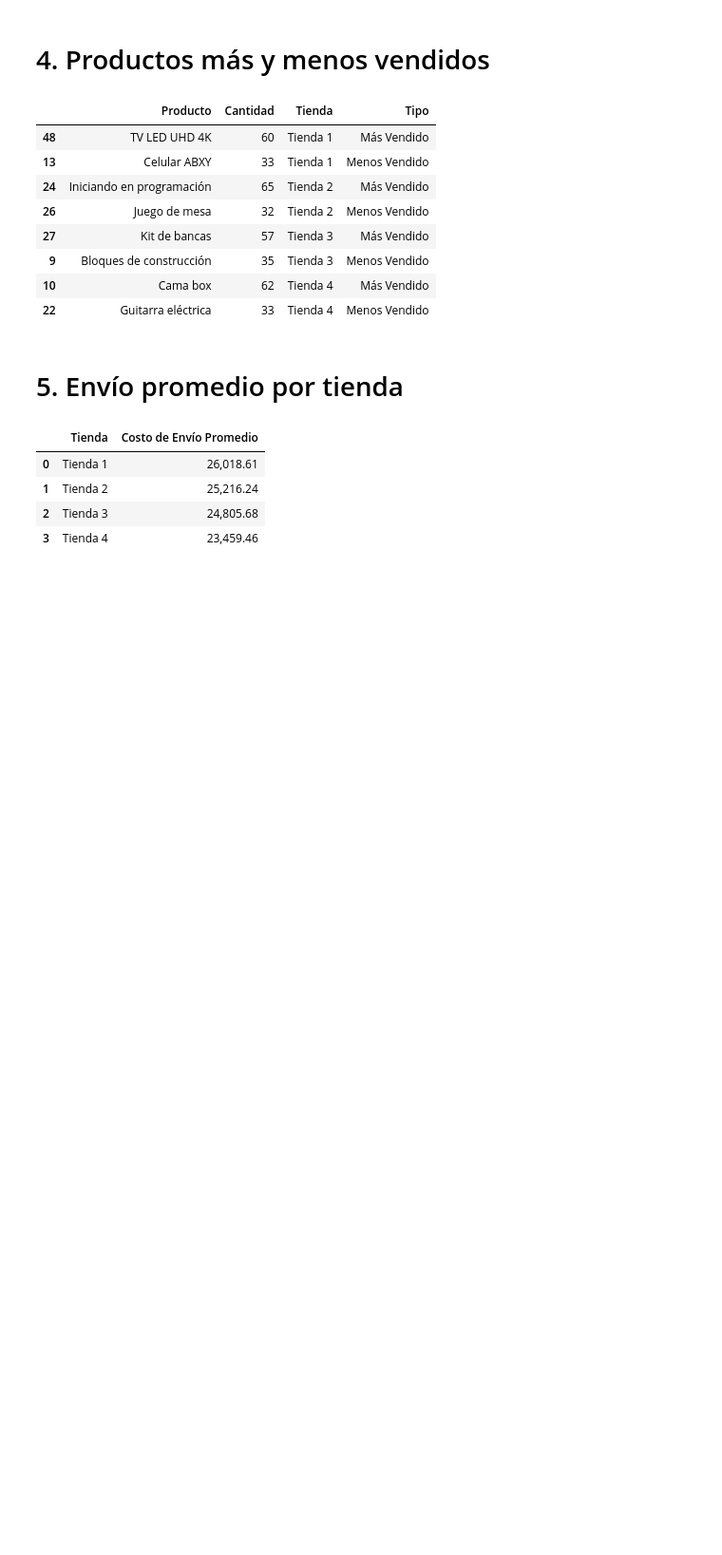
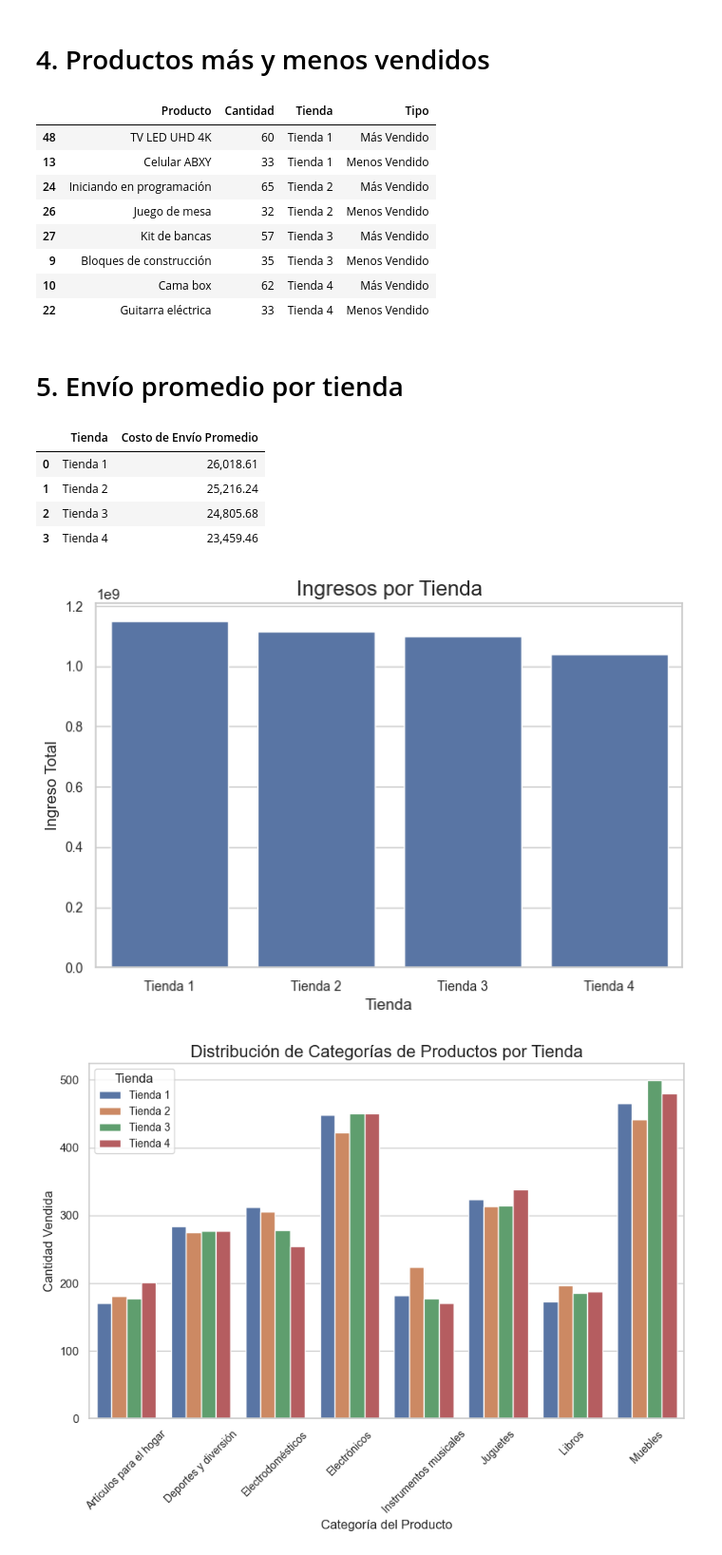
Before and after one commit to panxor19/alurastorelatam, a Jupyter notebook: AluraStoreLatam.ipynb, the cells around one changed output. Shown: that part at 95% size. Saved outputs shown, nothing was run; the diff lists cells and outputs as text; code cells hidden in the pictures; blank space fills up the shorter version.

```diff
--- a/AluraStoreLatam.ipynb
+++ b/AluraStoreLatam.ipynb
@@ -255,3 +255,54 @@ costos_envio_promedio
 | 1 | Tienda 2 | 25,216.24 |
 | 2 | Tienda 3 | 24,805.68 |
 | 3 | Tienda 4 | 23,459.46 |
+# %%
+import matplotlib.pyplot as plt
+import seaborn as sns
+
+# Configurar estilo de los gráficos
+sns.set(style="whitegrid")
+
+# Gráfico 1: Ingresos por tienda (barras)
+plt.figure(figsize=(8, 5))
+sns.barplot(x='Tienda', y='Ingreso Total', data=ingresos[:-1])  # Excluir el total
+plt.title('Ingresos por Tienda', fontsize=16)
+plt.xlabel('Tienda', fontsize=12)
+plt.ylabel('Ingreso Total', fontsize=12)
+plt.xticks(fontsize=10)
+plt.yticks(fontsize=10)
+plt.show()
+
+# Gráfico 2: Distribución de categorías de productos (barras apiladas)
+categorias_tienda1 = tienda.groupby('Categoría del Producto').size().reset_index(name='Cantidad')
+categorias_tienda2 = tienda2.groupby('Categoría del Producto').size().reset_index(name='Cantidad')
+categorias_tienda3 = tienda3.groupby('Categoría del Producto').size().reset_index(name='Cantidad')
+categorias_tienda4 = tienda4.groupby('Categoría del Producto').size().reset_index(name='Cantidad')
+
+categorias = pd.concat([
+    categorias_tienda1.assign(Tienda='Tienda 1'),
+    categorias_tienda2.assign(Tienda='Tienda 2'),
+    categorias_tienda3.assign(Tienda='Tienda 3'),
+    categorias_tienda4.assign(Tienda='Tienda 4')
+])
+
+plt.figure(figsize=(10, 6))
+sns.barplot(x='Categoría del Producto', y='Cantidad', hue='Tienda', data=categorias)
+plt.title('Distribución de Categorías de Productos por Tienda', fontsize=16)
+plt.xlabel('Categoría del Producto', fontsize=12)
+plt.ylabel('Cantidad Vendida', fontsize=12)
+plt.xticks(rotation=45, fontsize=10)
+plt.legend(title='Tienda', fontsize=10)
+plt.show()
+
+# Gráfico 3: Calificaciones promedio por tienda (líneas)
+plt.figure(figsize=(8, 5))
+sns.lineplot(x='Tienda', y='Calificación Promedio', data=calificaciones_promedio, marker='o')
+plt.title('Calificaciones Promedio por Tienda', fontsize=16)
+plt.xlabel('Tienda', fontsize=12)
+plt.ylabel('Calificación Promedio', fontsize=12)
+plt.xticks(fontsize=10)
+plt.yticks(fontsize=10)
+plt.show()
+# %% [output]
+[figure, added]
+[figure, added]
```
Also changed, not shown: parts of 5 cells of this notebook.
